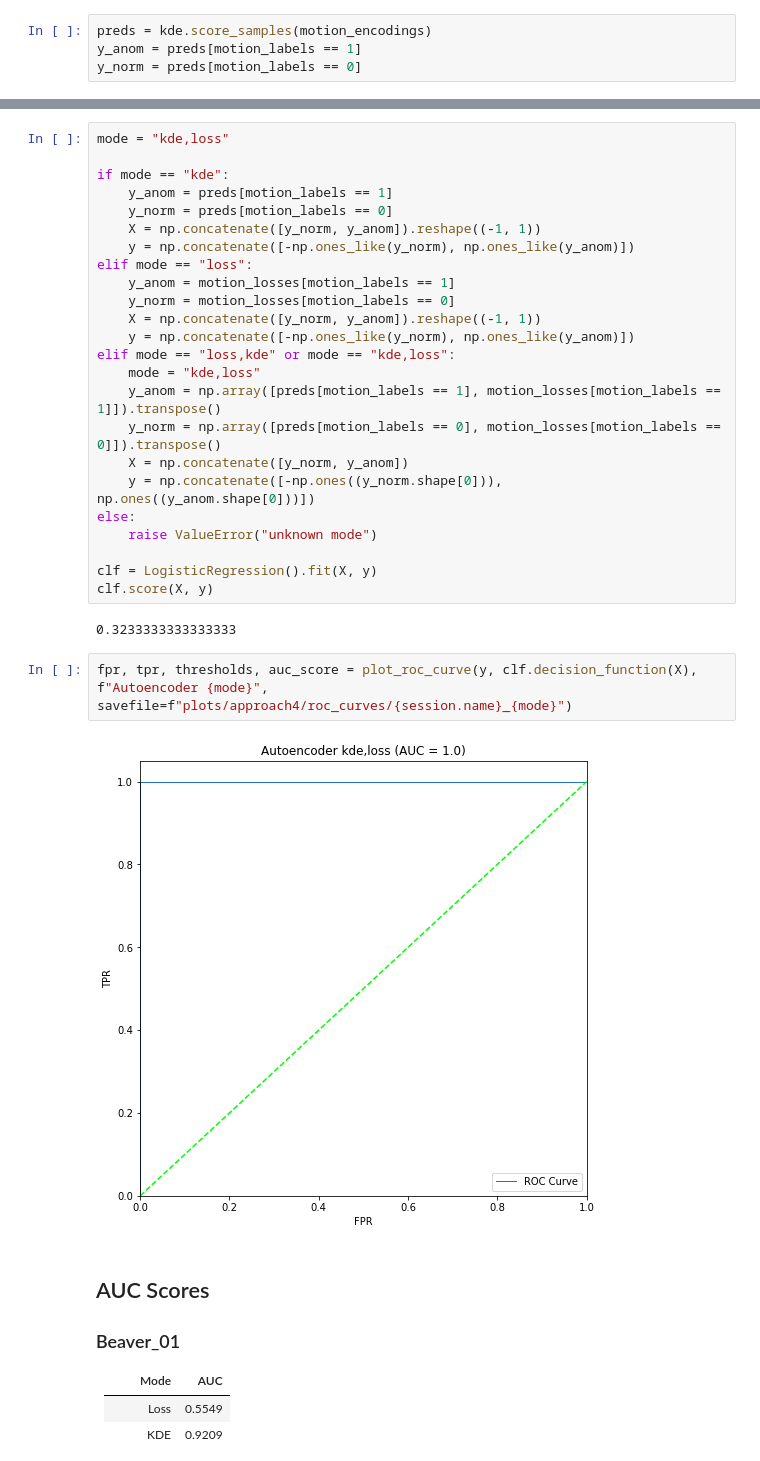
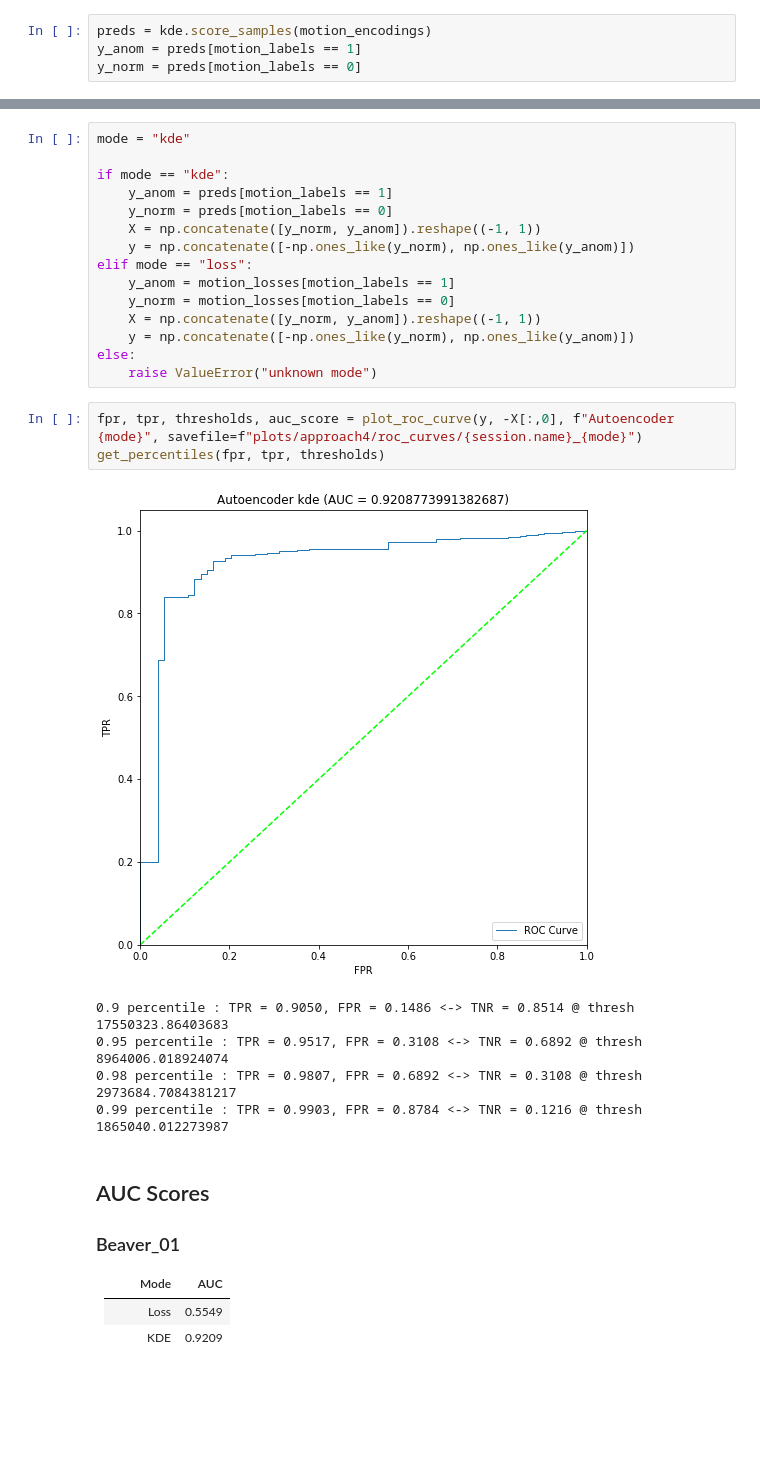
Before and after one commit to kleincode/camera-trap-anomaly-detection, a Jupyter notebook: approach4_autoencoder.ipynb, the cells around one changed output, grey strips where cells are left out. Saved outputs shown, nothing was run; the diff lists cells and outputs as text; blank space fills up the shorter version.

```diff
--- a/approach4_autoencoder.ipynb
+++ b/approach4_autoencoder.ipynb
@@ -58,6 +124,6 @@ max     -6.012163e+08
 dtype: float64
 # %%
-mode = "kde,loss"
+mode = "kde"
 
 if mode == "kde":
     y_anom = preds[motion_labels == 1]
@@ -69,23 +135,17 @@ elif mode == "loss":
     y_norm = motion_losses[motion_labels == 0]
     X = np.concatenate([y_norm, y_anom]).reshape((-1, 1))
     y = np.concatenate([-np.ones_like(y_norm), np.ones_like(y_anom)])
-elif mode == "loss,kde" or mode == "kde,loss":
-    mode = "kde,loss"
-    y_anom = np.array([preds[motion_labels == 1], motion_losses[motion_labels == 1]]).transpose()
-    y_norm = np.array([preds[motion_labels == 0], motion_losses[motion_labels == 0]]).transpose()
-    X = np.concatenate([y_norm, y_anom])
-    y = np.concatenate([-np.ones((y_norm.shape[0])), np.ones((y_anom.shape[0]))])
 else:
     raise ValueError("unknown mode")
-
-clf = LogisticRegression().fit(X, y)
-clf.score(X, y)
-# %% [output]
-0.3233333333333333
 # %%
-fpr, tpr, thresholds, auc_score = plot_roc_curve(y, clf.decision_function(X), f"Autoencoder {mode}", savefile=f"plots/approach4/roc_curves/{session.name}_{mode}")
+fpr, tpr, thresholds, auc_score = plot_roc_curve(y, -X[:,0], f"Autoencoder {mode}", savefile=f"plots/approach4/roc_curves/{session.name}_{mode}")
+get_percentiles(fpr, tpr, thresholds)
 # %% [output]
-[figure, old version]
+[figure, new version]
+0.9 percentile : TPR = 0.9050, FPR = 0.1486 <-> TNR = 0.8514 @ thresh 17550323.86403683
+0.95 percentile : TPR = 0.9517, FPR = 0.3108 <-> TNR = 0.6892 @ thresh 8964006.018924074
+0.98 percentile : TPR = 0.9807, FPR = 0.6892 <-> TNR = 0.3108 @ thresh 2973684.7084381217
+0.99 percentile : TPR = 0.9903, FPR = 0.8784 <-> TNR = 0.1216 @ thresh 1865040.012273987
 # %% [markdown]
 ## AUC Scores
 
```
Also changed, not shown: parts of 8 cells of this notebook, 40 other files.
